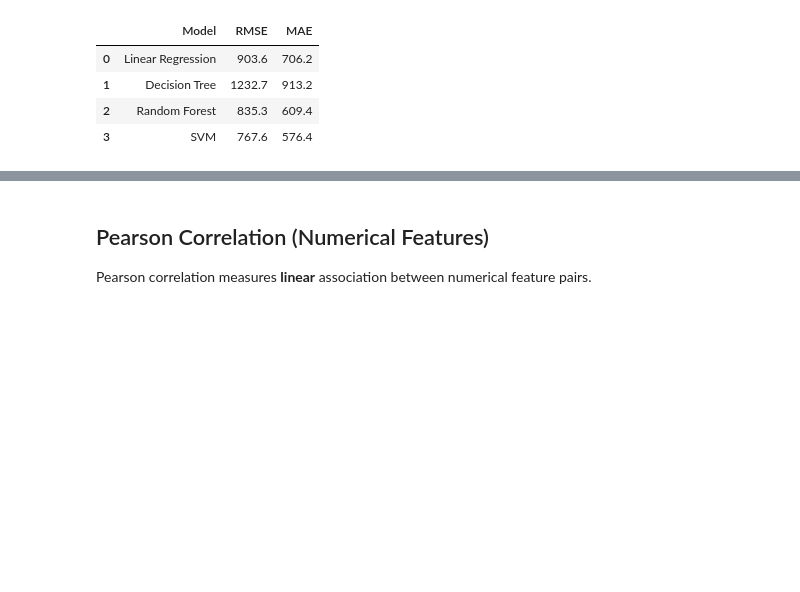
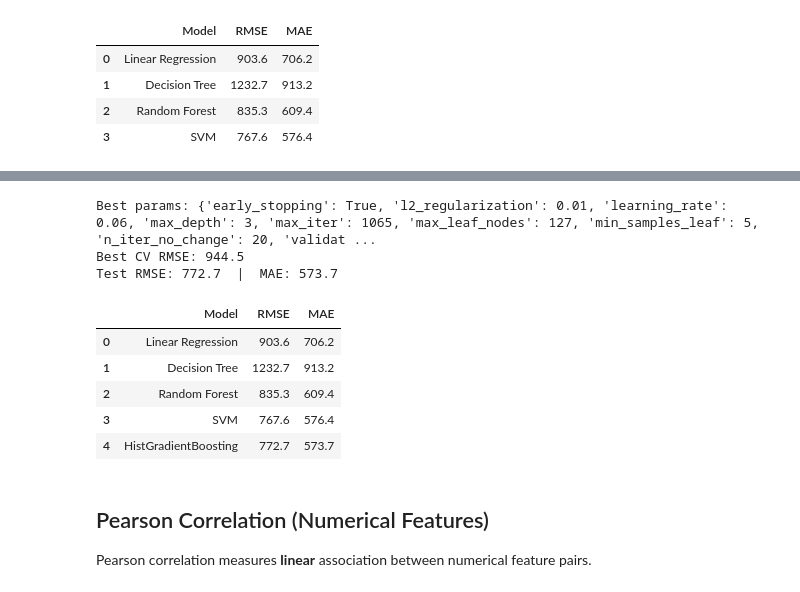
Before and after one commit to Alexander-Garcia/grad-school, a Jupyter notebook: interpret_ml/bike_sharing_regression.ipynb, the cells around one changed output, grey strips where cells are left out. Saved outputs shown, nothing was run; the diff lists cells and outputs as text; code cells hidden in the pictures; blank space fills up the shorter version.

```diff
--- a/interpret_ml/bike_sharing_regression.ipynb
+++ b/interpret_ml/bike_sharing_regression.ipynb
@@ -207,3 +214,61 @@ display(results_df)
+# %%
+from scipy.stats import randint, uniform
+
+# Identify which columns are categorical by position
+cat_mask = [f in ["season", "weather"] for f in features]
+
+param_dist = {
+    "max_iter": randint(500, 2000),
+    "max_depth": [3, 4, 5],
+    "learning_rate": [0.05, 0.06, 0.08, 0.1, 0.12],
+    "min_samples_leaf": randint(3, 15),
+    "max_leaf_nodes": [63, 127, 255, None],
+    "l2_regularization": [0, 0.001, 0.01],
+    "early_stopping": [True],
+    "validation_fraction": [0.1, 0.15],
+    "n_iter_no_change": [15, 20],
+}
+
+hgb = HistGradientBoostingRegressor(
+    categorical_features=cat_mask,
+    random_state=42,
+)
+
+search = RandomizedSearchCV(
+    hgb,
+    param_distributions=param_dist,
+    n_iter=200,
+    cv=5,
+    scoring="neg_root_mean_squared_error",
+    random_state=42,
+    n_jobs=-1,
+)
+
+search.fit(X_train, y_train)
+
+best_hgb = search.best_estimator_
+hgb_preds = best_hgb.predict(X_test)
+hgb_rmse = root_mean_squared_error(y_test, hgb_preds)
+hgb_mae = mean_absolute_error(y_test, hgb_preds)
+
+print(f"Best params: {search.best_params_}")
+print(f"Best CV RMSE: {-search.best_score_:.1f}")
+print(f"Test RMSE: {hgb_rmse:.1f}  |  MAE: {hgb_mae:.1f}")
+
+# Append to results table
+results.append({"Model": "HistGradientBoosting", "RMSE": round(hgb_rmse, 1), "MAE": round(hgb_mae, 1)})
+results_df = pd.DataFrame(results)
+display(results_df)
+# %% [output]
+Best params: {'early_stopping': True, 'l2_regularization': 0.01, 'learning_rate': 0.06, 'max_depth': 3, 'max_iter': 1065, 'max_leaf_nodes': 127, 'min_samples_leaf': 5, 'n_iter_no_change': 20, 'validat ...
+Best CV RMSE: 944.5
+Test RMSE: 772.7  |  MAE: 573.7
+|  | Model | RMSE | MAE |
+| 0 | Linear Regression | 903.6 | 706.2 |
+| 1 | Decision Tree | 1232.7 | 913.2 |
+| 2 | Random Forest | 835.3 | 609.4 |
+| 3 | SVM | 767.6 | 576.4 |
+| 4 | HistGradientBoosting | 772.7 | 573.7 |
 # %% [markdown]
 ## Pearson Correlation (Numerical Features)
 
```
Also changed, not shown: parts of 9 cells of this notebook, 1 other file.
